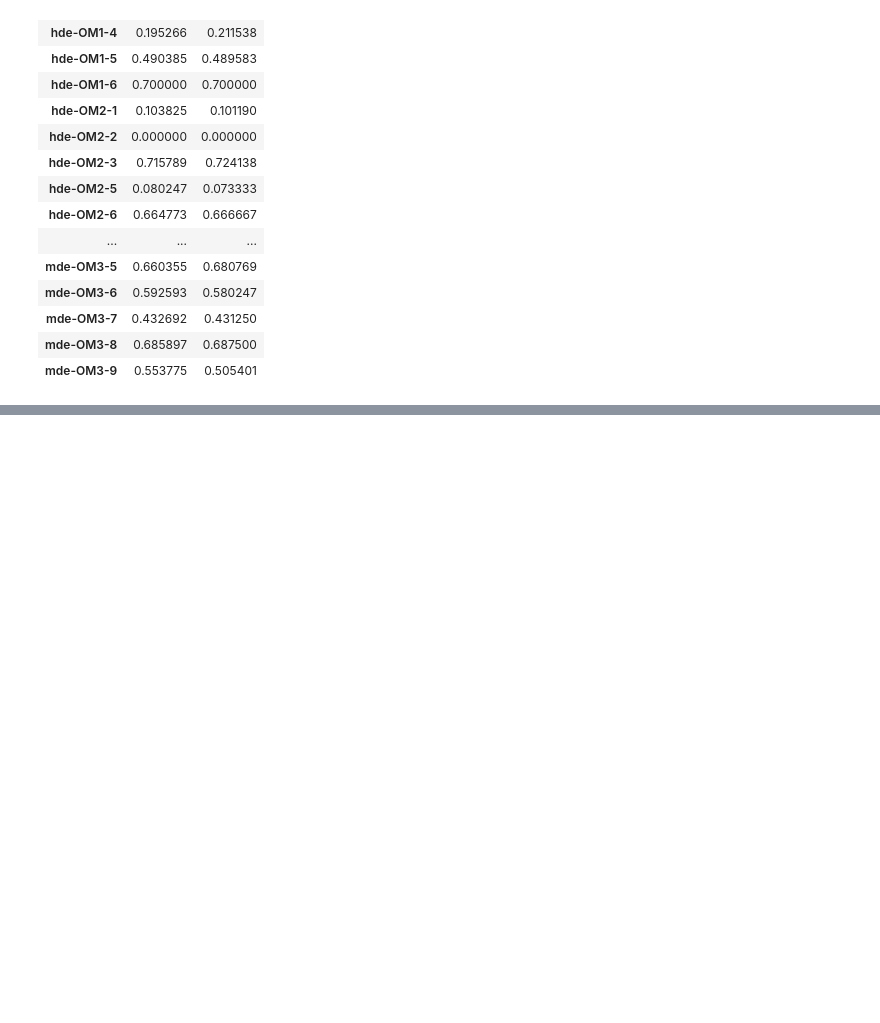
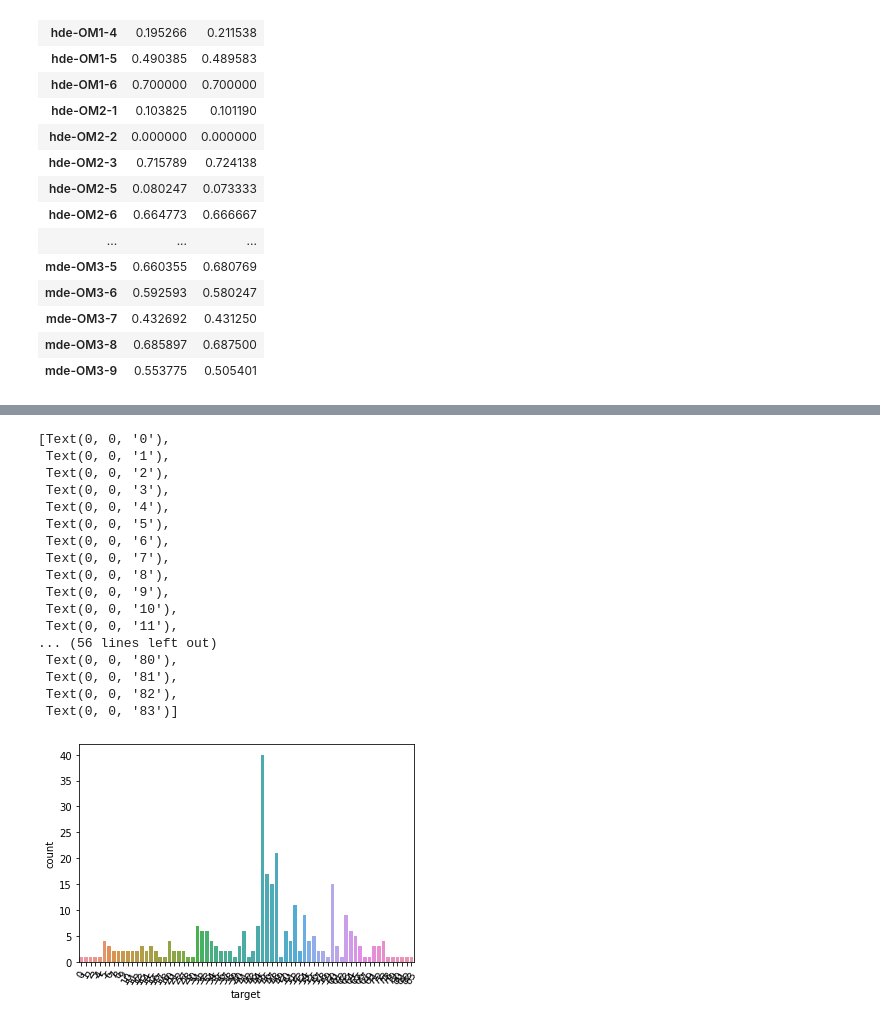
Before and after one commit to IPVS-AS/DataGenerator, a Jupyter notebook: Notebooks_experiments/Untitled.ipynb, the cells around one changed output, grey strips where cells are left out. Drawn from its saved outputs; the diff is of its cells as text; code cells hidden in the pictures; blank space fills up the shorter version.

```diff
--- a/Notebooks_experiments/Untitled.ipynb
+++ b/Notebooks_experiments/Untitled.ipynb
@@ -155,0 +156,3 @@ acc_df[acc_df["Method"] == "SPH+CPI"].sort_values(["equal", "train count" ], asc
+# %%
+test_df = pd.read_csv('../data_split/test_hardcoded_1.csv', delimiter=';', index_col=None)
+test_df
@@ -155,0 +173,22 @@ acc_df[acc_df["Method"] == "SPH+CPI"].sort_values(["equal", "train count" ], asc
+# %%
+g = sns.countplot(data=test_df, x="target")
+g.set_xticklabels(g.get_xticklabels(), rotation=60)
+# %% [output]
+[Text(0, 0, '0'),
+ Text(0, 0, '1'),
+ Text(0, 0, '2'),
+ Text(0, 0, '3'),
+ Text(0, 0, '4'),
+ Text(0, 0, '5'),
+ Text(0, 0, '6'),
+ Text(0, 0, '7'),
+ Text(0, 0, '8'),
+ Text(0, 0, '9'),
+ Text(0, 0, '10'),
+ Text(0, 0, '11'),
+... (56 lines left out)
+ Text(0, 0, '80'),
+ Text(0, 0, '81'),
+ Text(0, 0, '82'),
+ Text(0, 0, '83')]
+[figure, added]
```
Also changed, not shown: parts of 2 cells of this notebook, 8 other files.
